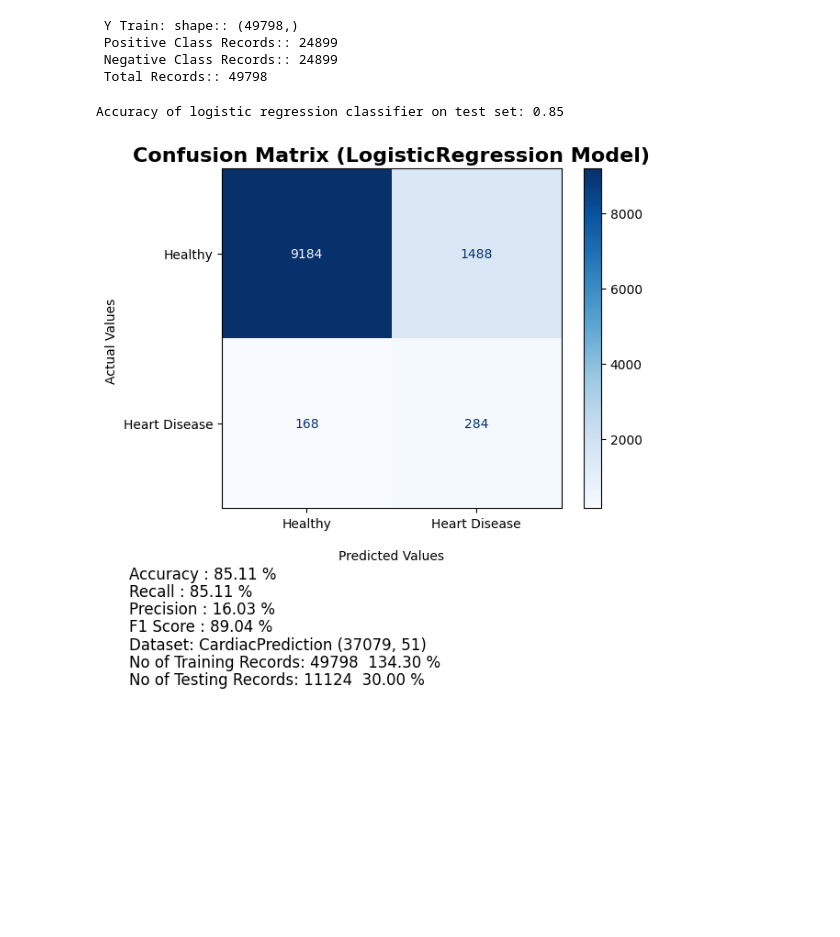
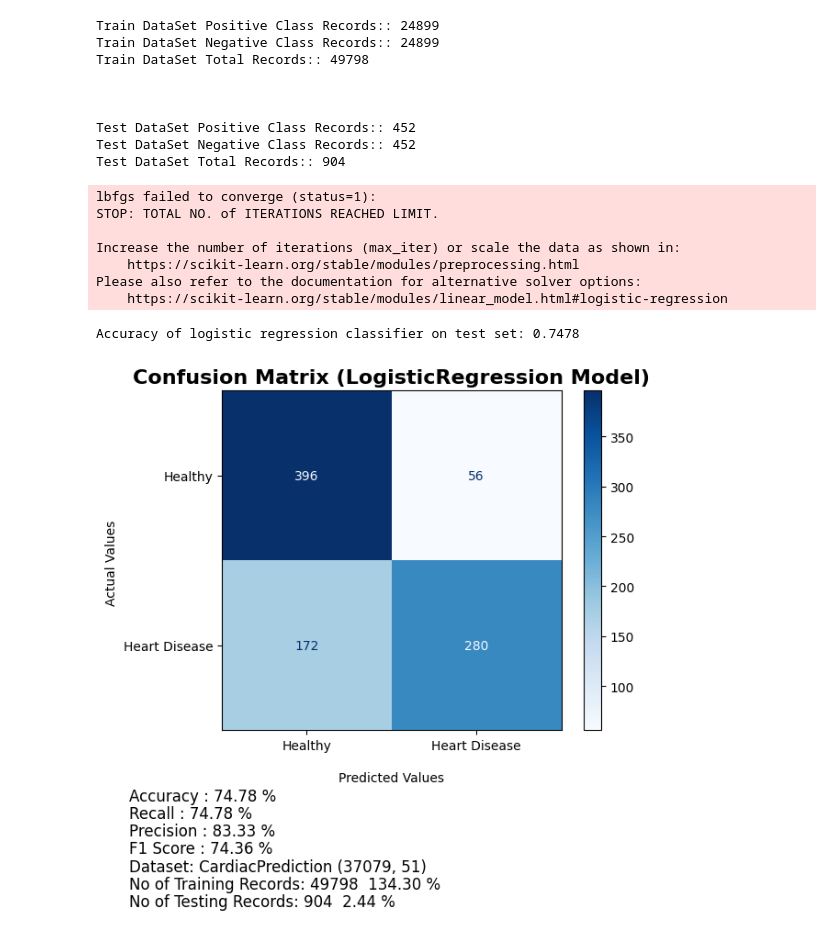
Before and after one commit to Mubshr07/heartDiseasePrediction, a Jupyter notebook: heartDiseaseML.ipynb, the cells around one changed output. Cells and saved outputs as stored; diff of their text form; code cells hidden in the pictures; blank space fills up the shorter version.

```diff
--- a/heartDiseaseML.ipynb
+++ b/heartDiseaseML.ipynb
@@ -562,21 +562,30 @@ X_train, X_test, y_train, y_test = train_test_split(X, Y, test_size=0.3, stratif
 
 print("Target Column Name:: {} \n".format(fileData.__dataframe__().column_names()[-1]))
 
+
+rus = RandomUnderSampler(random_state=42)
+smote = SMOTE(random_state=42)
+
 '''
 # Undersample the majority class
-rus = RandomUnderSampler(random_state=42)
 X_train, y_train = rus.fit_resample(X_train, y_train)
+X_test, y_test = rus.fit_resample(X_test, y_test)
 '''
 
 # Oversample the minority class using SMOTE
-smote = SMOTE(random_state=42)
 X_train, y_train = smote.fit_resample(X_train, y_train)
+X_test, y_test = rus.fit_resample(X_test, y_test)
 
 
-# Print the class distribution after undersampling
-print("Class distribution after undersampling:")
-print(pd.Series(y_train).value_counts())
 
+
+
+
+
+
+scaler = StandardScaler()
+X_train_scaled = scaler.fit_transform(X_train)
+X_test_scaled = scaler.transform(X_test)
 
 
 
@@ -617,6 +622,4 @@ Name: CoronaryHeartDisease, dtype: int64
 # %%
-
-print("\n Y Train: shape:: {}".format(y_train.shape))
 positiveClass =  0
 negativeClass = 0
 for i in y_train:
@@ -624,33 +627,55 @@ for i in y_train:
         negativeClass += 1
     if(i == 1):
         positiveClass += 1
+print("Train DataSet Positive Class Records:: {}".format(positiveClass))
+print("Train DataSet Negative Class Records:: {}".format(negativeClass))
+print("Train DataSet Total Records:: {}".format(positiveClass + negativeClass))
+
+print("\n\n")
 
 
-print(" Positive Class Records:: {}".format(positiveClass))
-print(" Negative Class Records:: {}".format(negativeClass))
-print(" Total Records:: {}".format(positiveClass + negativeClass))
+positiveClass =  0
+negativeClass = 0
+for i in y_test:
+    if(i == 0):
+        negativeClass += 1
+    if(i == 1):
+        positiveClass += 1
+print("Test DataSet Positive Class Records:: {}".format(positiveClass))
+print("Test DataSet Negative Class Records:: {}".format(negativeClass))
+print("Test DataSet Total Records:: {}".format(positiveClass + negativeClass))
 # %% [output]
- Y Train: shape:: (49798,)
- Positive Class Records:: 24899
- Negative Class Records:: 24899
- Total Records:: 49798
+Train DataSet Positive Class Records:: 24899
+Train DataSet Negative Class Records:: 24899
+Train DataSet Total Records:: 49798
+
+
+
+Test DataSet Positive Class Records:: 452
+Test DataSet Negative Class Records:: 452
+Test DataSet Total Records:: 904
 # %%
 #1.     Logistic Regression
-#classifierLR = LogisticRegression(C=1.0, class_weight=None, dual=False, fit_intercept=True,intercept_scaling=1, l1_ratio=None, max_iter=100,multi_class='warn', n_jobs=None, penalty='l2',random_state=0, solver='liblinear', tol=0.0001, verbose=0,warm_start=False)
-classifierLR = LogisticRegression(solver='liblinear', random_state=0)
+classifierLR = LogisticRegression(solver='lbfgs', max_iter=100, C=0.20,  class_weight="Mapping",  random_state=20, fit_intercept=True, warm_start= True)
 #classifierLR = LogisticRegression()
-classifierLR.fit(X_train, y_train)
-predicted_LR = classifierLR.predict(X_test)
-print('Accuracy of logistic regression classifier on test set: {:.2f}'.format(classifierLR.score(X_test, y_test)))
-
+classifierLR.fit(X_train_scaled, y_train)
+predicted_LR = classifierLR.predict(X_test_scaled)
+print('Accuracy of logistic regression classifier on test set: {:.4f}'.format(classifierLR.score(X_test_scaled, y_test)))
 methodName = "LogisticRegression"
 #plot_classification_report(methodName, dataSetName, y_test, predicted_LR)
-makeConfusionMatrixPicWithProbibality(1, methodName, dataSetName, classifierLR , X_test, y_test, predicted_LR)
+makeConfusionMatrixPicWithProbibality(1, methodName, dataSetName, classifierLR , X_test_scaled, y_test, predicted_LR)
 #makeSHAPreport(methodName, classifierLR)
 #makeSHAP_KERNELreport(methodName, classifierLR)
 #makeLIMEreport(methodName, classifierLR)
 # %% [output]
-Accuracy of logistic regression classifier on test set: 0.85
+lbfgs failed to converge (status=1):
+STOP: TOTAL NO. of ITERATIONS REACHED LIMIT.
+
+Increase the number of iterations (max_iter) or scale the data as shown in:
+    https://scikit-learn.org/stable/modules/preprocessing.html
+Please also refer to the documentation for alternative solver options:
+    https://scikit-learn.org/stable/modules/linear_model.html#logistic-regression
+Accuracy of logistic regression classifier on test set: 0.7478
-[figure, old version]
+[figure, new version]
 # %%
 #2.     Decision Trees
```
Also changed, not shown: parts of 19 cells of this notebook, 12 other files.
